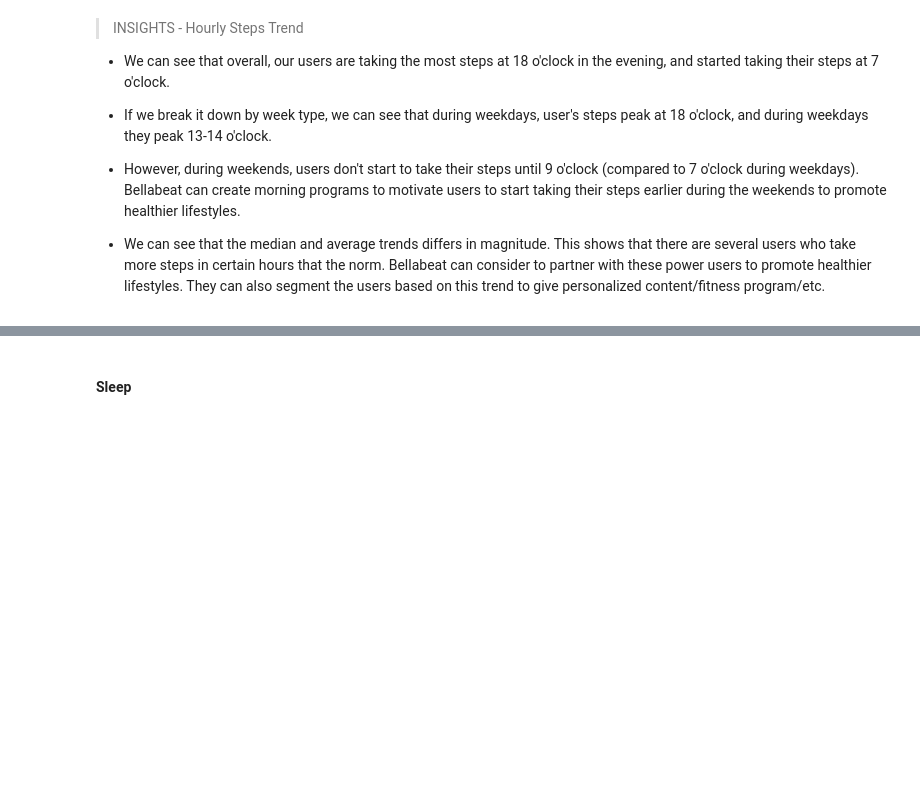
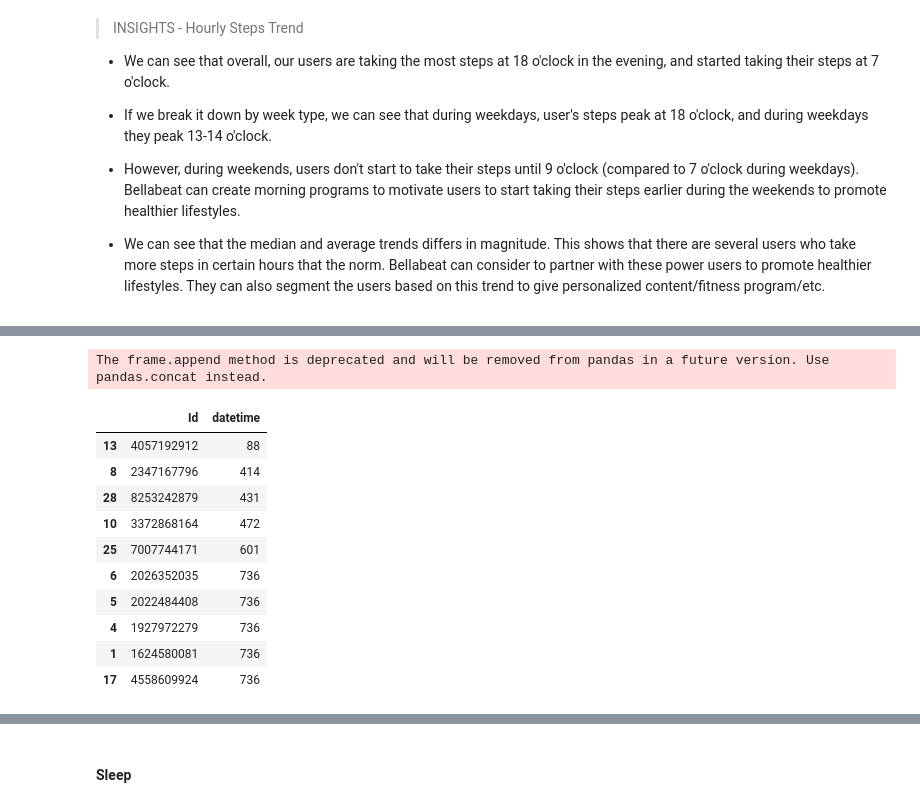
Before and after one commit to mrakelinggar/Google-Data-Analytics-Capstone---Bellabeat, a Jupyter notebook: 1 - Data Checker.ipynb, the cells around one changed output, grey strips where cells are left out. Cells and saved outputs as stored; diff of their text form; code cells hidden in the pictures; blank space fills up the shorter version.

```diff
--- a/1 - Data Checker.ipynb
+++ b/1 - Data Checker.ipynb
@@ -1154,0 +1115,16 @@ px.line(hourly_cals_day_mean, x='Hour', y='value', title='Avg Hourly Total Calor
+# %%
+nrows_hourlysteps = hourly_merged.groupby('Id').datetime.nunique().reset_index().sort_values(by='datetime')
+nrows_hourlysteps.head(5).append(nrows_hourlysteps.tail(5))
+# %% [output]
+The frame.append method is deprecated and will be removed from pandas in a future version. Use pandas.concat instead.
+|  | Id | datetime |
+| 13 | 4057192912 | 88 |
+| 8 | 2347167796 | 414 |
+| 28 | 8253242879 | 431 |
+| 10 | 3372868164 | 472 |
+| 25 | 7007744171 | 601 |
+| 6 | 2026352035 | 736 |
+| 5 | 2022484408 | 736 |
+| 4 | 1927972279 | 736 |
+| 1 | 1624580081 | 736 |
+| 17 | 4558609924 | 736 |
```
Also changed, not shown: parts of 33 cells of this notebook.
